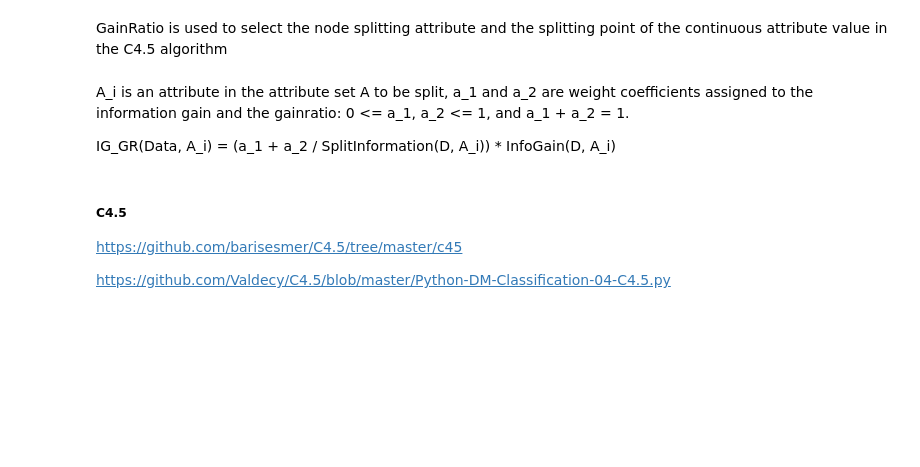
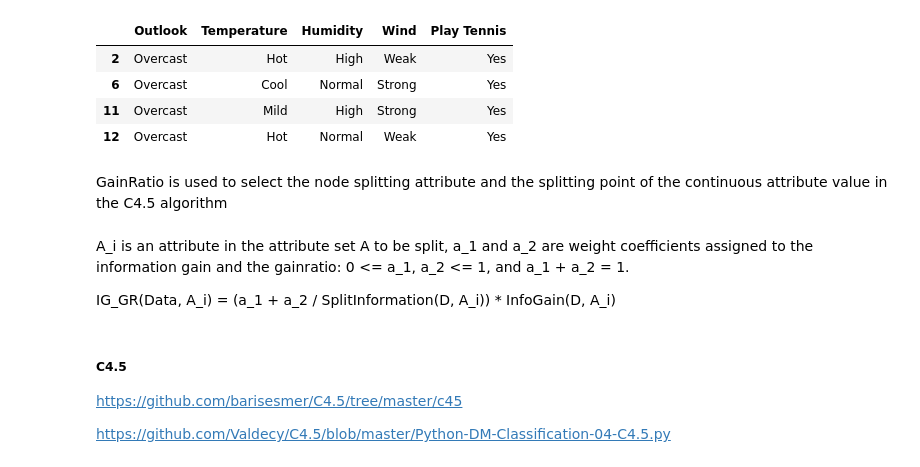
Before and after one commit to ssuihko/DPimplementation, a Jupyter notebook: hybridTree2019.ipynb, the cells around one changed output. Saved outputs shown, nothing was run; the diff lists cells and outputs as text; code cells hidden in the pictures; blank space fills up the shorter version.

```diff
--- a/hybridTree2019.ipynb
+++ b/hybridTree2019.ipynb
@@ -4,3 +27,11 @@ import numpy as np
+# %%
+train_data_m[train_data_m["Outlook"] == "Overcast"]
+# %% [output]
+|  | Outlook | Temperature | Humidity | Wind | Play Tennis |
+| 2 | Overcast | Hot | High | Weak | Yes |
+| 6 | Overcast | Cool | Normal | Strong | Yes |
+| 11 | Overcast | Mild | High | Strong | Yes |
+| 12 | Overcast | Hot | Normal | Weak | Yes |
 # %% [markdown]
 GainRatio is used to select the node splitting attribute and the splitting point of the continuous attribute value in the C4.5 algorithm
 # %% [markdown]
```
Also changed, not shown: parts of 46 cells of this notebook.
